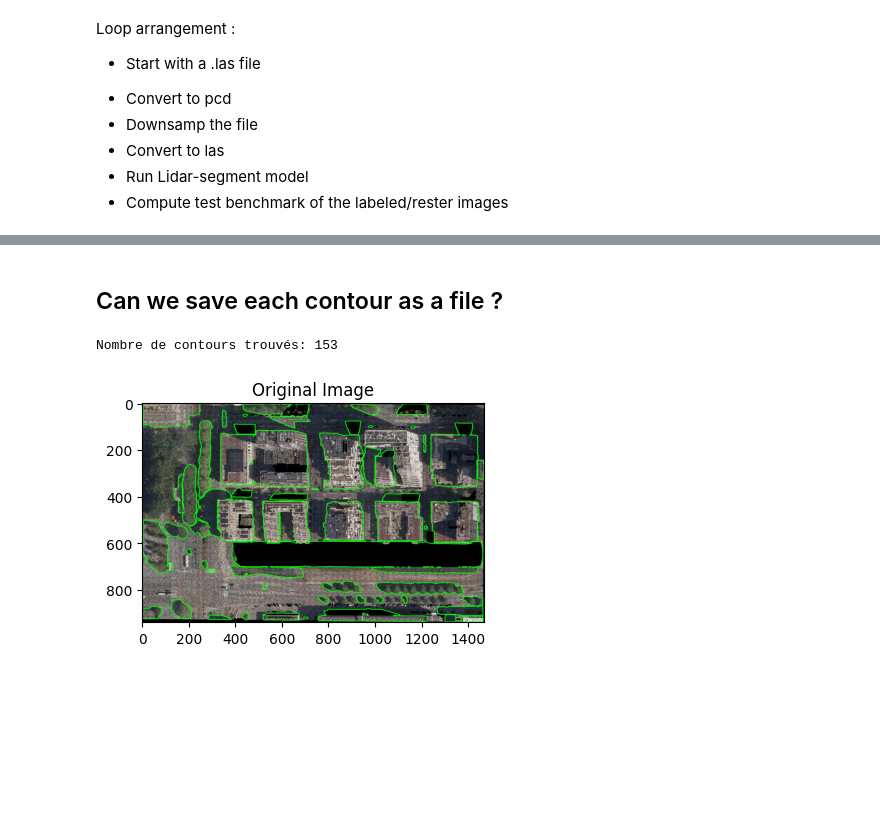
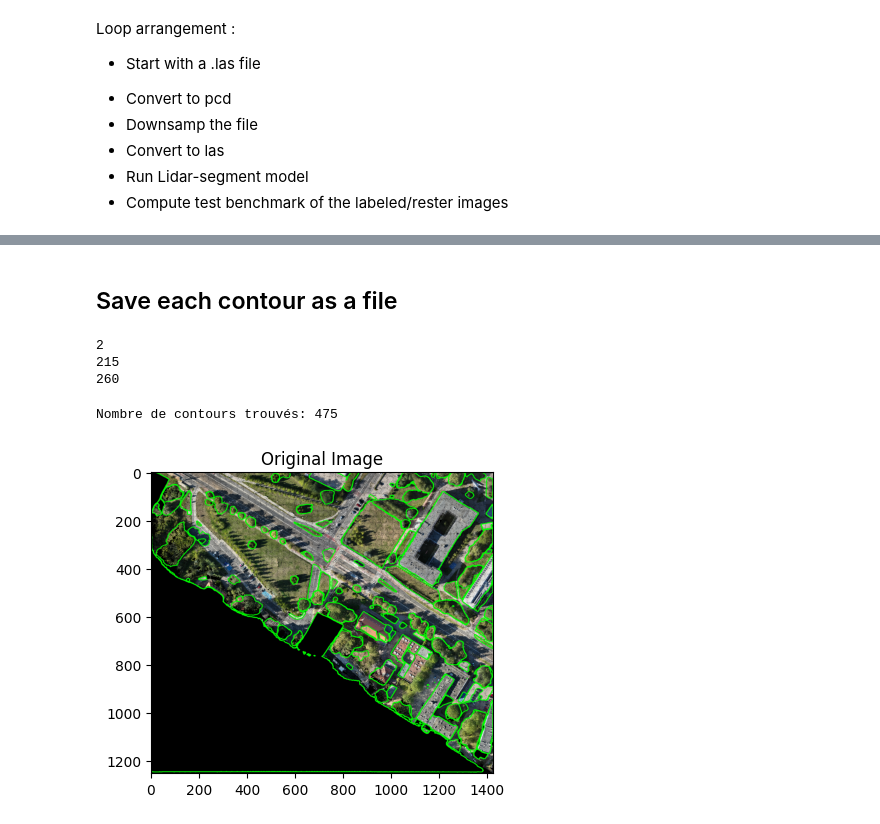
Before and after one commit to LRMPUT/internship_enssat_put, a Jupyter notebook: lidar-segment/lidar-segment/main.ipynb, the cells around one changed output, grey strips where cells are left out. Saved outputs shown, nothing was run; the diff lists cells and outputs as text; code cells hidden in the pictures; blank space fills up the shorter version.

```diff
--- a/lidar-segment/lidar-segment/main.ipynb
+++ b/lidar-segment/lidar-segment/main.ipynb
@@ -80,12 +80,12 @@ def voxel_downsample(pcd, nb_points, voxelvalue = 1): # Increase voxel size to r
 ## Run the Lidar segment algo
 # %%
 #Obviously this function could take a while....
-def compute_segment_lidar(input_file, save_path, labeled_tif_path):
+def compute_segment_lidar(input_file, save_path, labeled_tif_path, raster_tif_path):
     viewpoint = view.TopView()
 
     model = samlidar.SamLidar(ckpt_path="sam_vit_h_4b8939.pth")
     points = model.read(input_file)
-    labels, *_ = model.segment(points=points, view=viewpoint, labels_path=labeled_tif_path)
+    labels, *_ = model.segment(points=points, view=viewpoint, labels_path=labeled_tif_path, image_path=raster_tif_path)
     model.write(points=points, segment_ids=labels, save_path=save_path)
     return save_path, labeled_tif_path
 # %% [markdown]
@@ -121,11 +121,13 @@ Loop arrangement :
     <li>Compute test benchmark of the labeled/rester images</li>
 </ul>
 # %%
-las = laspy.read("segmented.las")
-nb_iteration = 1
+las = laspy.read("../../../scan_PUT/block_5.las")
+nb_iteration = 5
 voxel_size = 0.12
 
 label_path = "/home/savinien/Documents/Polonie/lidar-segment/lidar-segment/labeled.tif"
+raster_path ="/home/savinien/Documents/Polonie/lidar-segment/lidar-segment/raster.tif"
+
 las_downsample = "downsampled.las"
 las_downsample_computed = "downsample_computed.las"
 
@@ -147,7 +149,7 @@ for i in range(nb_iteration):
 
     las_downsample = convert_pcd_to_las(point_cloud=pcd_downsample, las_file=las_downsample)
 
-    compute_segment_lidar(las_downsample, las_downsample_computed, label_path)
+    compute_segment_lidar(las_downsample, las_downsample_computed, label_path, raster_path)
 
     # Run benchmark
     nb_contour_list, contour = benchmark(label_path, nb_contour_list)
@@ -182,42 +183,50 @@ Writing is completed in 1.80 seconds.
 # %% [markdown]
-## Can we save each contour as a file ?
+## Save each contour as a file
+# %%
+# Just need few processing before....
+final_contours = list()
+print(len(contours))
+for contour in contours:
+    print(len(contour))
+    for cont in contour:
+       final_contours.append(cont)
+# %% [output]
+2
+215
+260
 # %%
 import os
 
-raster_path = "/home/savinien/Documents/Polonie/lidar-segment/lidar-segment/raster.tif"
-
-if not os.path.exists('./data'):
-    os.makedirs('./data')
+if not os.path.exists('../data'):
+    os.makedirs('../data')
 image = cv2.imread(raster_path)
 
 if image is None:
     print("Erreur: l'image n'a pas pu être chargée.")
 else:
-    print(f"Nombre de contours trouvés: {len(contours)}")
+    print(f"Nombre de contours trouvés: {len(final_contours)}")
 
     # Parcourir chaque contour et enregistrer les sous-images
-    for i, contour in enumerate(contours):
+    for i, contour in enumerate(final_contours):
         x, y, w, h = cv2.boundingRect(contour)
         roi = image[y:y+h, x:x+w]
 
         # Vérifiez que la région d'intérêt n'est pas vide
         if roi.size > 0:
-            cv2.imwrite(f'./data/contour_{i}.png', roi)
-        else:
-            print(f"Contour {i} est vide et n'a pas été enregistré.")
+            cv2.imwrite(f'../data/contour_{i}.png', roi)
 
     # draw contours on the original image
     image_copy = image.copy()
-    cv2.drawContours(image=image_copy, contours=contours, contourIdx=-1, color=(0, 255, 0), thickness=2, lineType=cv2.LINE_AA)
+    cv2.drawContours(image=image_copy, contours=final_contours, contourIdx=-1, color=(0, 255, 0), thickness=2, lineType=cv2.LINE_AA)
 
     # Visualize the masks and contours
     plt.figure(figsize=(15, 5))
 
     plt.subplot(1, 3, 1)
     plt.imshow(cv2.cvtColor(image_copy, cv2.COLOR_BGR2RGB))
     plt.title("Original Image")
 
     plt.show()
 # %% [output]
-Nombre de contours trouvés: 153
+Nombre de contours trouvés: 475
-[figure, old version]
+[figure, new version]
```
Also changed, not shown: parts of 1 cell of this notebook, 4 other files.
